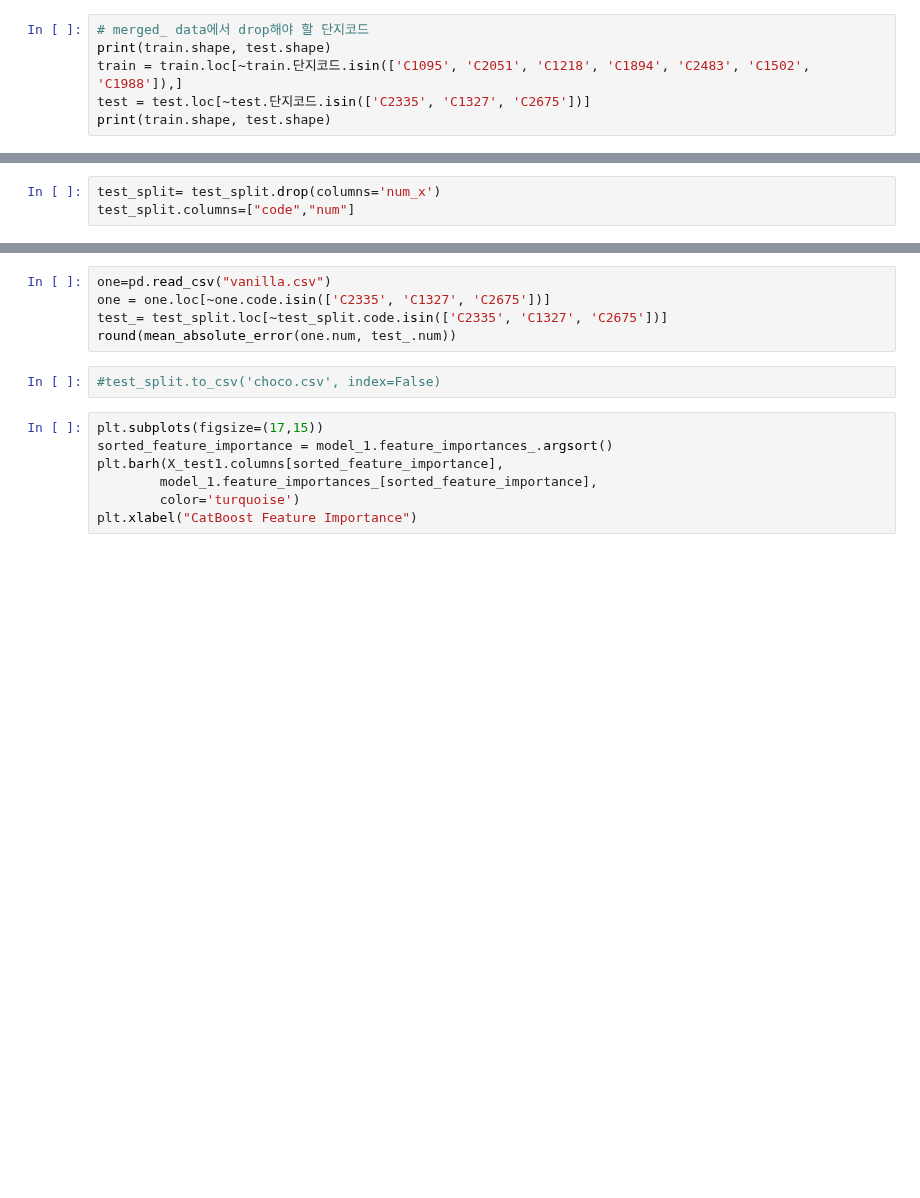
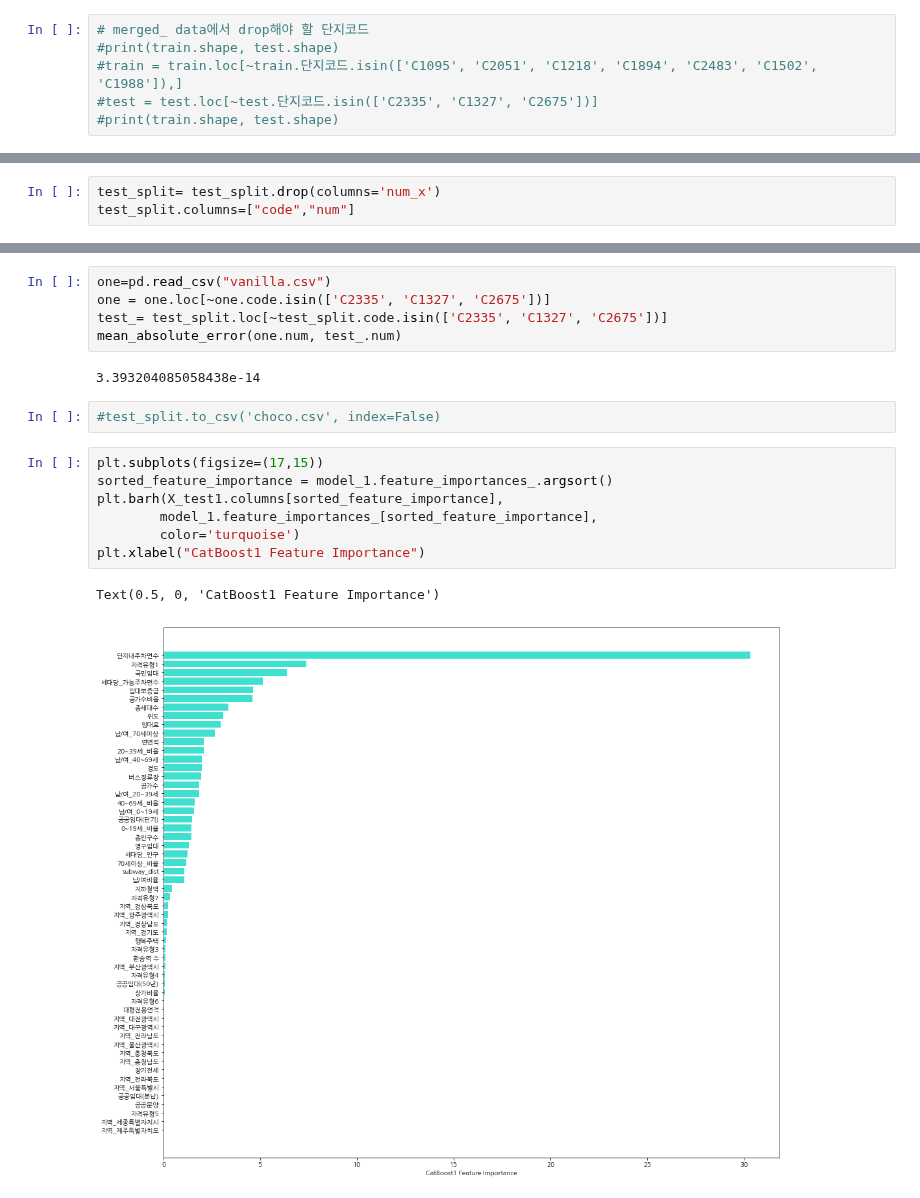
Before and after one commit to whdbfla6/Daesamanlap, a Jupyter notebook: EDA_young/0718_갱신.ipynb, the cells around one changed output, grey strips where cells are left out. Cells and saved outputs as stored; diff of their text form; blank space fills up the shorter version.

```diff
--- a/EDA_young/0718_갱신.ipynb
+++ b/EDA_young/0718_갱신.ipynb
@@ -13,7 +13,7 @@ train=pd.read_csv("merged_train.csv")
 test=pd.read_csv("merged_test.csv")
 # %%
 # merged_ data에서 drop해야 할 단지코드
-print(train.shape, test.shape)
-train = train.loc[~train.단지코드.isin(['C1095', 'C2051', 'C1218', 'C1894', 'C2483', 'C1502', 'C1988']),]
-test = test.loc[~test.단지코드.isin(['C2335', 'C1327', 'C2675'])]
-print(train.shape, test.shape)
+#print(train.shape, test.shape)
+#train = train.loc[~train.단지코드.isin(['C1095', 'C2051', 'C1218', 'C1894', 'C2483', 'C1502', 'C1988']),]
+#test = test.loc[~test.단지코드.isin(['C2335', 'C1327', 'C2675'])]
+#print(train.shape, test.shape)
@@ -481,16 +568,21 @@ test_split[test_split.num<=0].index
 one=pd.read_csv("vanilla.csv")
 one = one.loc[~one.code.isin(['C2335', 'C1327', 'C2675'])]
 test_= test_split.loc[~test_split.code.isin(['C2335', 'C1327', 'C2675'])]
-round(mean_absolute_error(one.num, test_.num))
+mean_absolute_error(one.num, test_.num)
+# %% [output]
+3.393204085058438e-14
 # %%
 #test_split.to_csv('choco.csv', index=False)
 # %%
 plt.subplots(figsize=(17,15))
 sorted_feature_importance = model_1.feature_importances_.argsort()
 plt.barh(X_test1.columns[sorted_feature_importance],
         model_1.feature_importances_[sorted_feature_importance],
         color='turquoise')
-plt.xlabel("CatBoost Feature Importance")
+plt.xlabel("CatBoost1 Feature Importance")
+# %% [output]
+Text(0.5, 0, 'CatBoost1 Feature Importance')
+[figure, added]
 # %%
 plt.subplots(figsize=(17,15))
 sorted_feature_importance = model_2.feature_importances_.argsort()
```
Also changed, not shown: parts of 27 cells of this notebook, 3 other files.
